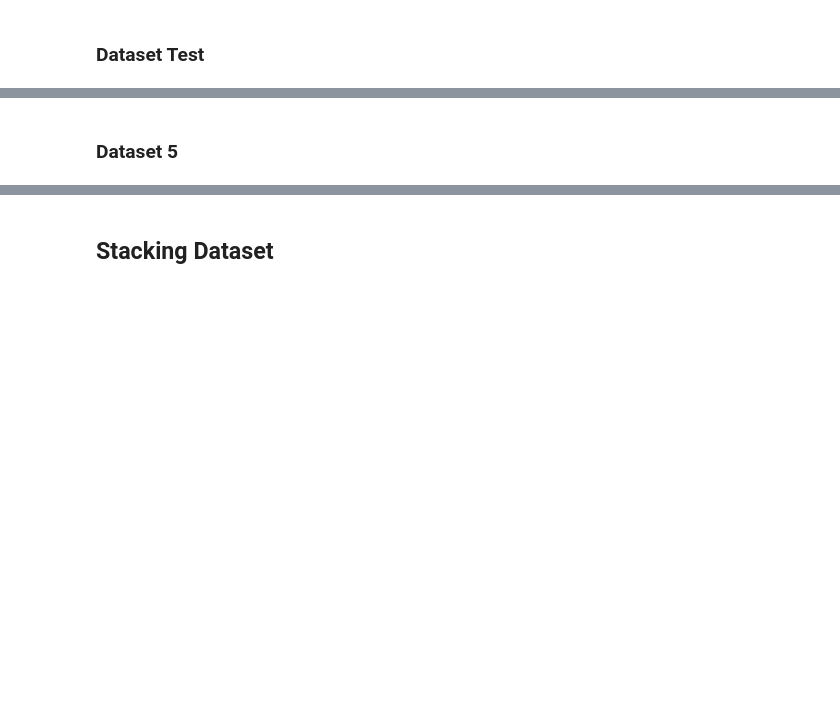
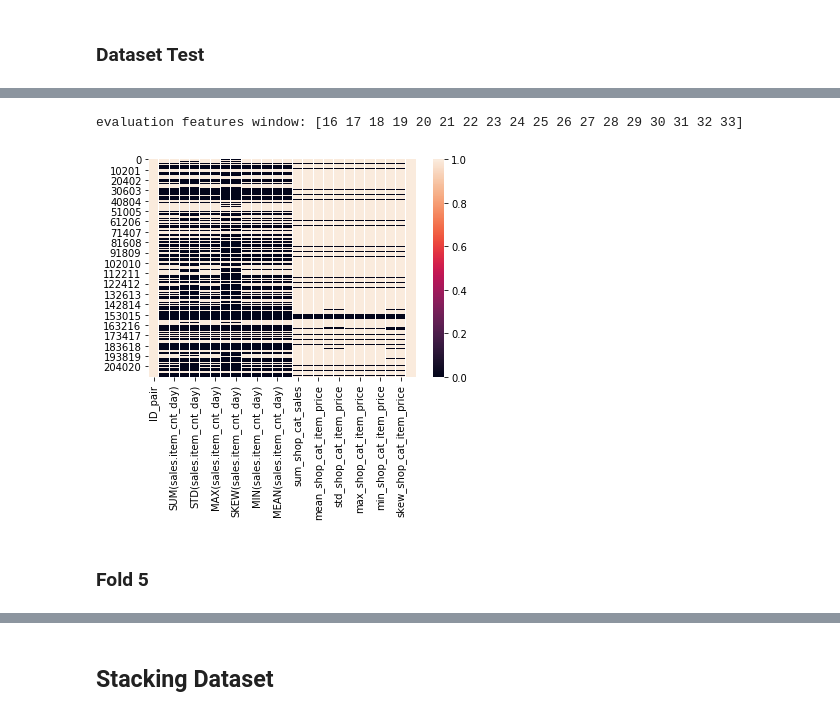
Before and after one commit to giorbernal/dsbase, a Jupyter notebook: timeSeries/TimeSeries-Predict-Sales-04-Evaluation.ipynb, the cells around one changed output, grey strips where cells are left out. Saved outputs shown, nothing was run; the diff lists cells and outputs as text; code cells hidden in the pictures; blank space fills up the shorter version.

```diff
--- a/timeSeries/TimeSeries-Predict-Sales-04-Evaluation.ipynb
+++ b/timeSeries/TimeSeries-Predict-Sales-04-Evaluation.ipynb
@@ -206,2 +262,7 @@ dataset4B.to_csv('../datasets/predict-sales/dataset4B.csv')
+# %%
+result4 = processFold(4)
+# %% [output]
+evaluation features window: [16 17 18 19 20 21 22 23 24 25 26 27 28 29 30 31 32 33]
+[figure, added]
 # %% [markdown]
-### Dataset 5
+### Fold 5
```
Also changed, not shown: parts of 63 cells of this notebook.
